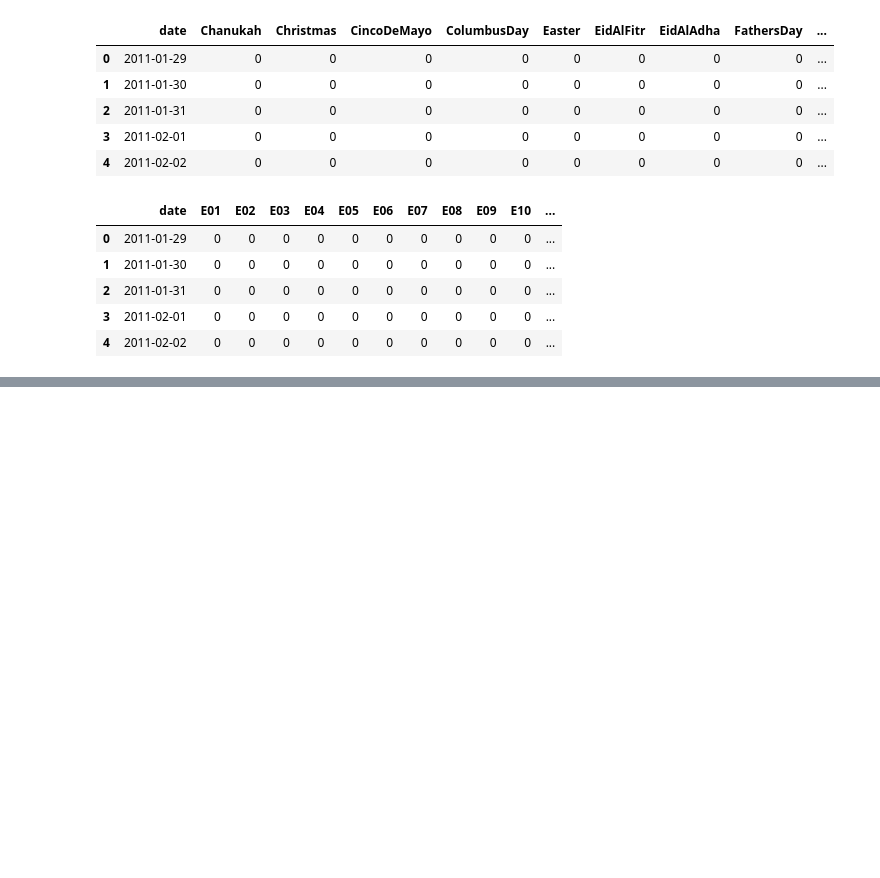
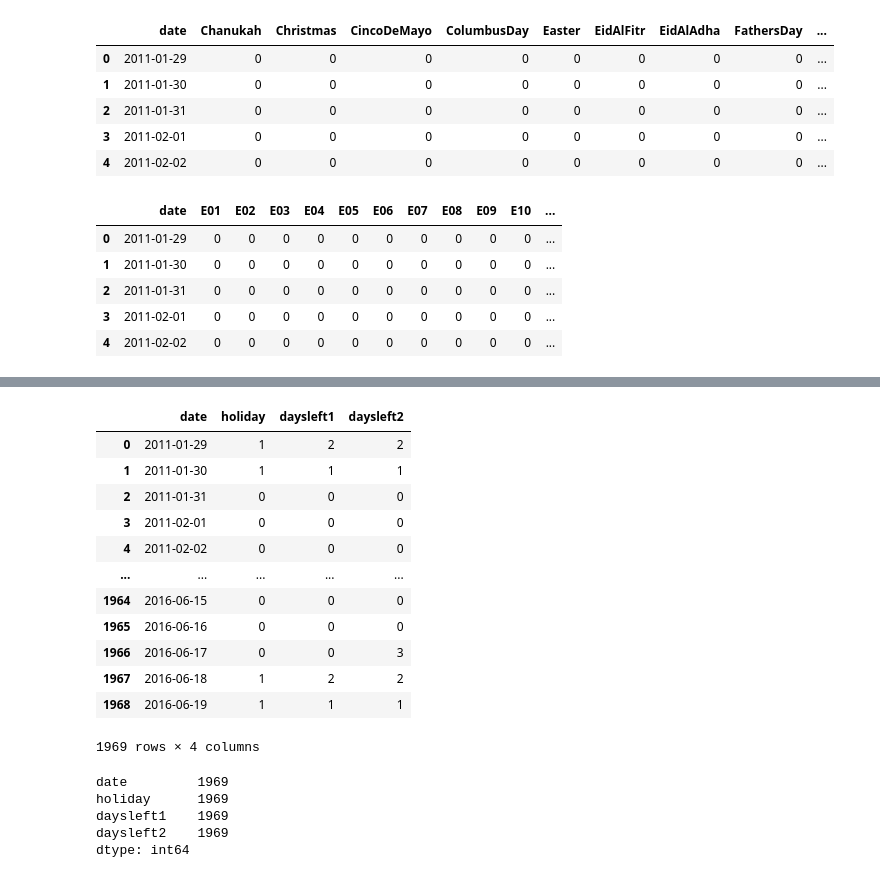
Before and after one commit to THashiz/kaggle, a Jupyter notebook: M5_cal.ipynb, the cells around one changed output, grey strips where cells are left out. Drawn from its saved outputs; the diff is of its cells as text; code cells hidden in the pictures; blank space fills up the shorter version.

```diff
--- a/M5_cal.ipynb
+++ b/M5_cal.ipynb
@@ -388,0 +494,24 @@ event_code_calendar.to_csv('/content/event_code_calendar.csv')
+# %%
+display(holiday)
+# %% [output]
+|  | date | holiday | daysleft1 | daysleft2 |
+| 0 | 2011-01-29 | 1 | 2 | 2 |
+| 1 | 2011-01-30 | 1 | 1 | 1 |
+| 2 | 2011-01-31 | 0 | 0 | 0 |
+| 3 | 2011-02-01 | 0 | 0 | 0 |
+| 4 | 2011-02-02 | 0 | 0 | 0 |
+| ... | ... | ... | ... | ... |
+| 1964 | 2016-06-15 | 0 | 0 | 0 |
+| 1965 | 2016-06-16 | 0 | 0 | 0 |
+| 1966 | 2016-06-17 | 0 | 0 | 3 |
+| 1967 | 2016-06-18 | 1 | 2 | 2 |
+| 1968 | 2016-06-19 | 1 | 1 | 1 |
+1969 rows × 4 columns
+# %%
+holiday.count()
+# %% [output]
+date         1969
+holiday      1969
+daysleft1    1969
+daysleft2    1969
+dtype: int64
```
Also changed, not shown: parts of 12 cells of this notebook.
